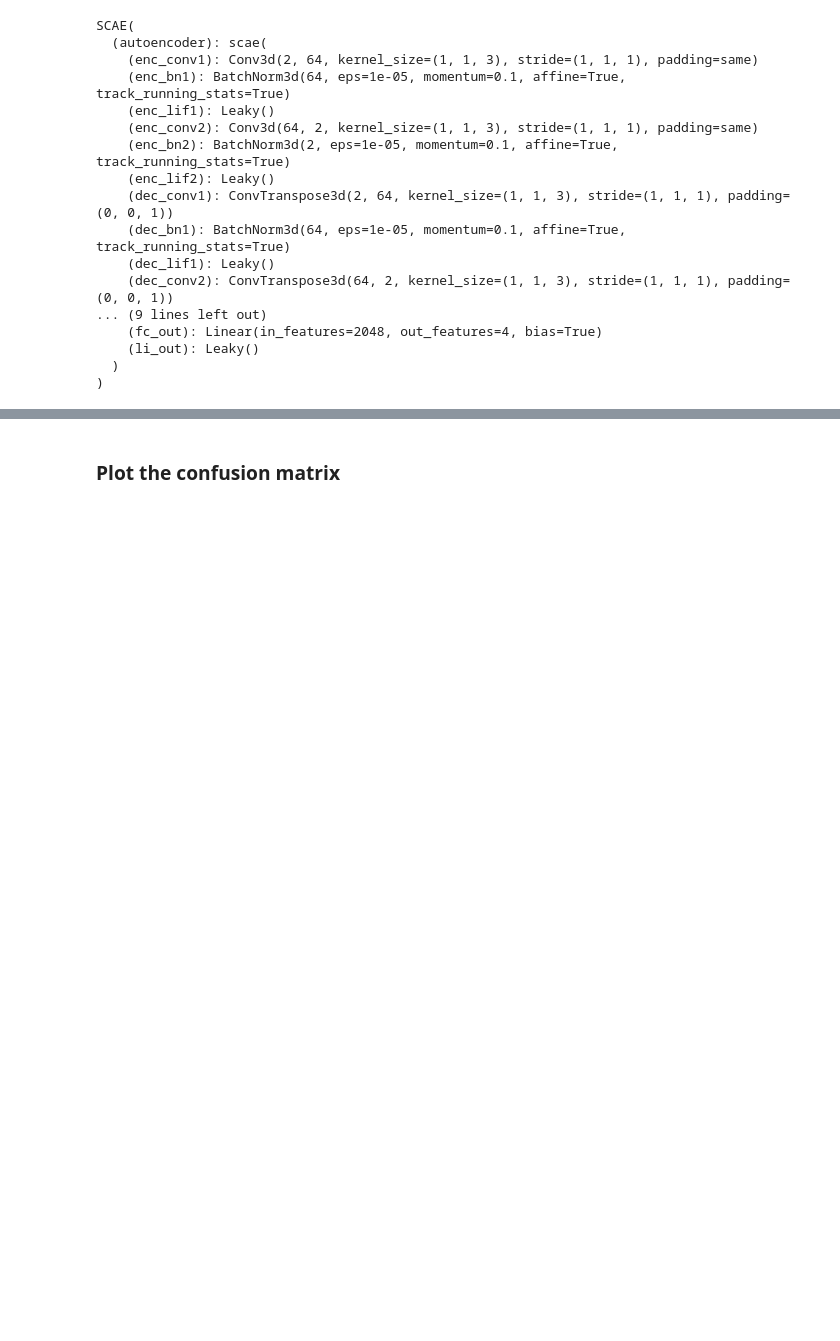
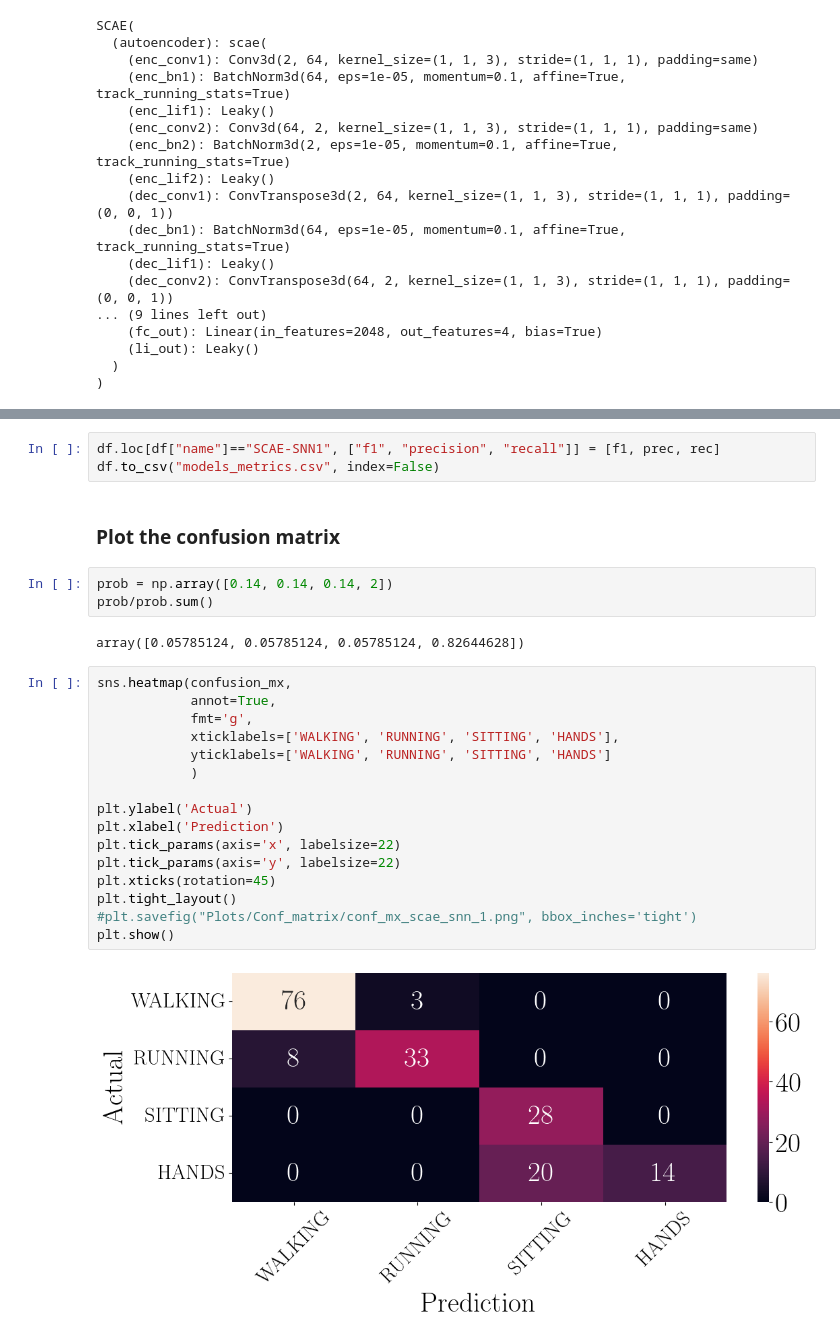
Before and after one commit to ele-ciccia/SCAE-SNN-HAR, a Jupyter notebook: Hyperparams_opt copy.ipynb, the cells around one changed output, grey strips where cells are left out. Cells and saved outputs as stored; diff of their text form; blank space fills up the shorter version.

```diff
--- a/Hyperparams_opt copy.ipynb
+++ b/Hyperparams_opt copy.ipynb
@@ -1092,2 +1117,28 @@ weighted avg       0.92      0.90      0.89       182
+# %%
+df.loc[df["name"]=="SCAE-SNN1", ["f1", "precision", "recall"]] = [f1, prec, rec]
+df.to_csv("models_metrics.csv", index=False)
 # %% [markdown]
 ### Plot the confusion matrix
+# %%
+prob = np.array([0.14, 0.14, 0.14, 2])
+prob/prob.sum()
+# %% [output]
+array([0.05785124, 0.05785124, 0.05785124, 0.82644628])
+# %%
+sns.heatmap(confusion_mx,
+            annot=True,
+            fmt='g',
+            xticklabels=['WALKING', 'RUNNING', 'SITTING', 'HANDS'],
+            yticklabels=['WALKING', 'RUNNING', 'SITTING', 'HANDS']
+            )
+
+plt.ylabel('Actual')
+plt.xlabel('Prediction')
+plt.tick_params(axis='x', labelsize=22)
+plt.tick_params(axis='y', labelsize=22)
+plt.xticks(rotation=45)
+plt.tight_layout()
+#plt.savefig("Plots/Conf_matrix/conf_mx_scae_snn_1.png", bbox_inches='tight')
+plt.show()
+# %% [output]
+[figure, added]
```
Also changed, not shown: parts of 15 cells of this notebook, 33 other files.
